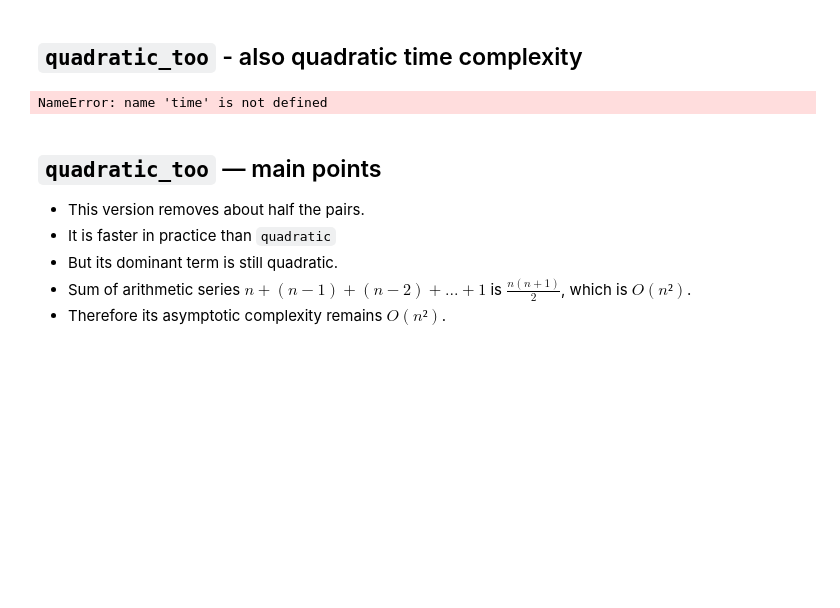
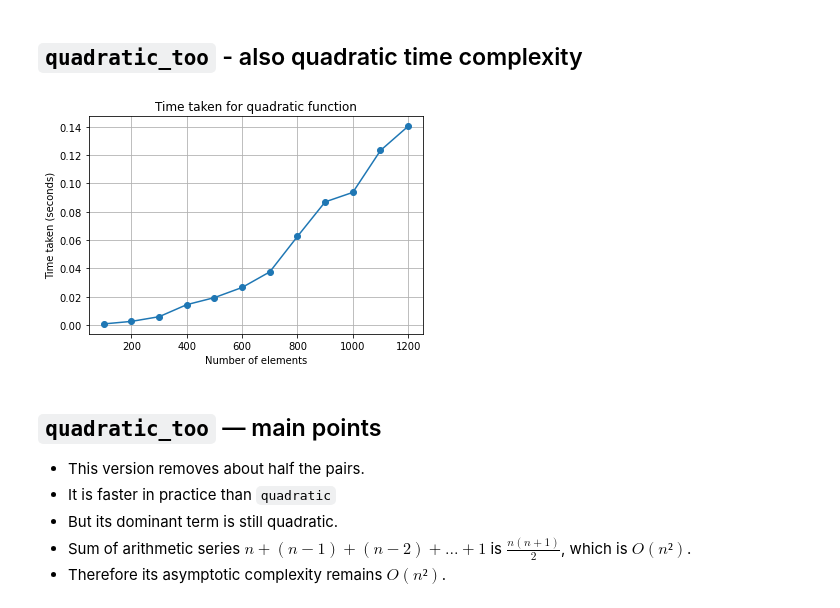
Before and after one commit to ariefouren/BIU-bio-python-2026, a Jupyter notebook: 03_Chapters/02_Efficiency_Matters/slides/08_2_Efficiency_Matters_Introduction_to_Complexity_slides.ipynb, the cells around one changed output. Cells and saved outputs as stored; diff of their text form; code cells hidden in the pictures; blank space fills up the shorter version.

```diff
--- a/03_Chapters/02_Efficiency_Matters/slides/08_2_Efficiency_Matters_Introduction_to_Complexity_slides.ipynb
+++ b/03_Chapters/02_Efficiency_Matters/slides/08_2_Efficiency_Matters_Introduction_to_Complexity_slides.ipynb
@@ -260,24 +272,24 @@ def quadratic_too(L):
 # %%
 # Plot of the time taken for each list size
 import matplotlib.pyplot as plt
 list_sizes = []
 times = []
-for n in range(1000, 12001, 1000):
+for n in range(100, 1201, 100):
     L = list(range(n))
     start_time = time.perf_counter()
     quadratic_too(L)
     end_time = time.perf_counter()
     list_sizes.append(n)
     times.append(end_time - start_time)
 # Show the plot
 plt.plot(list_sizes, times, marker='o')
 plt.title('Time taken for quadratic function')
 plt.xlabel('Number of elements')
 plt.ylabel('Time taken (seconds)')
 plt.grid()
 plt.show()
 # %% [output]
-NameError: name 'time' is not defined
+[figure, added]
 # %% [markdown]
 ## `quadratic_too` — main points
 
```
Also changed, not shown: parts of 11 cells of this notebook, 2 other files.
